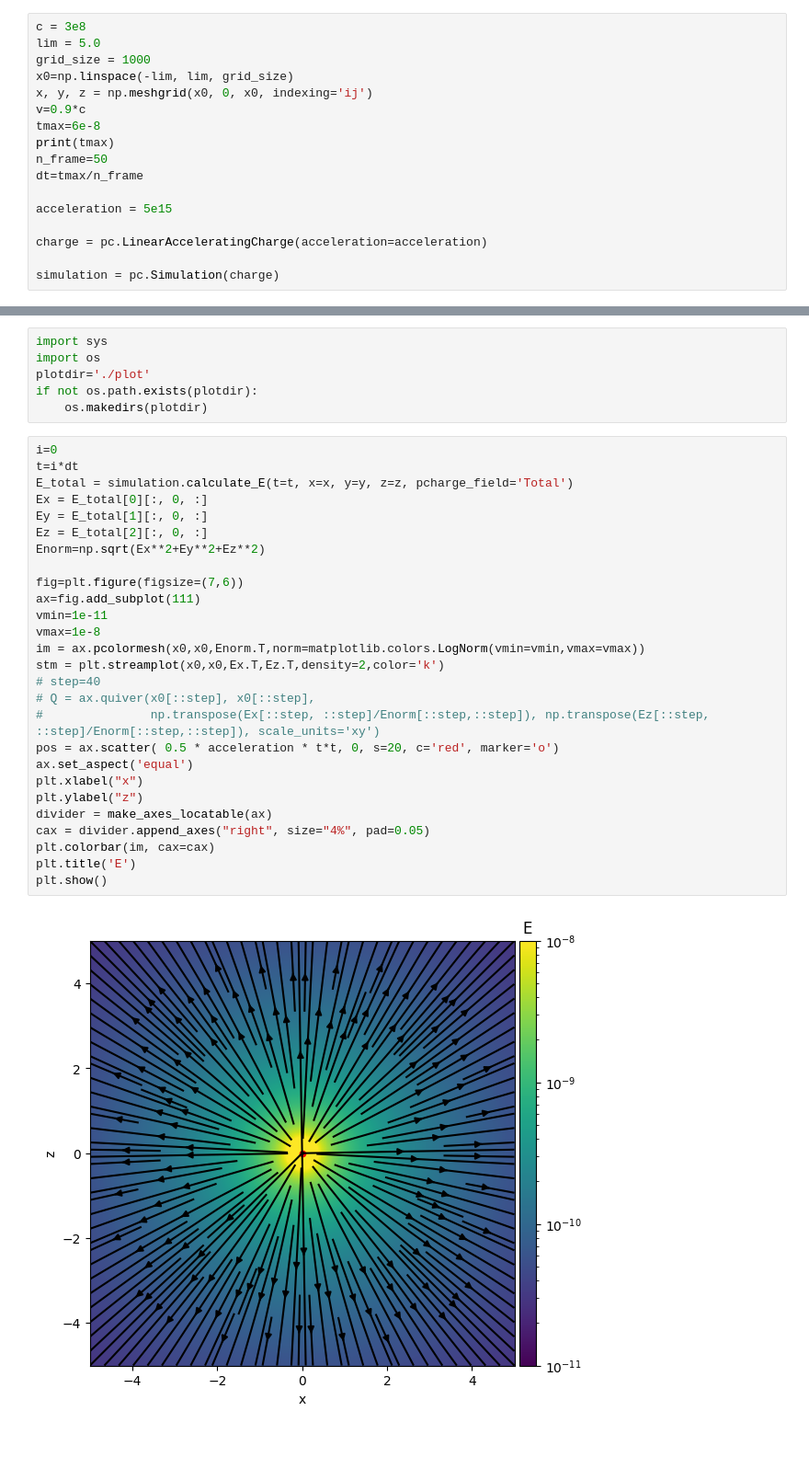
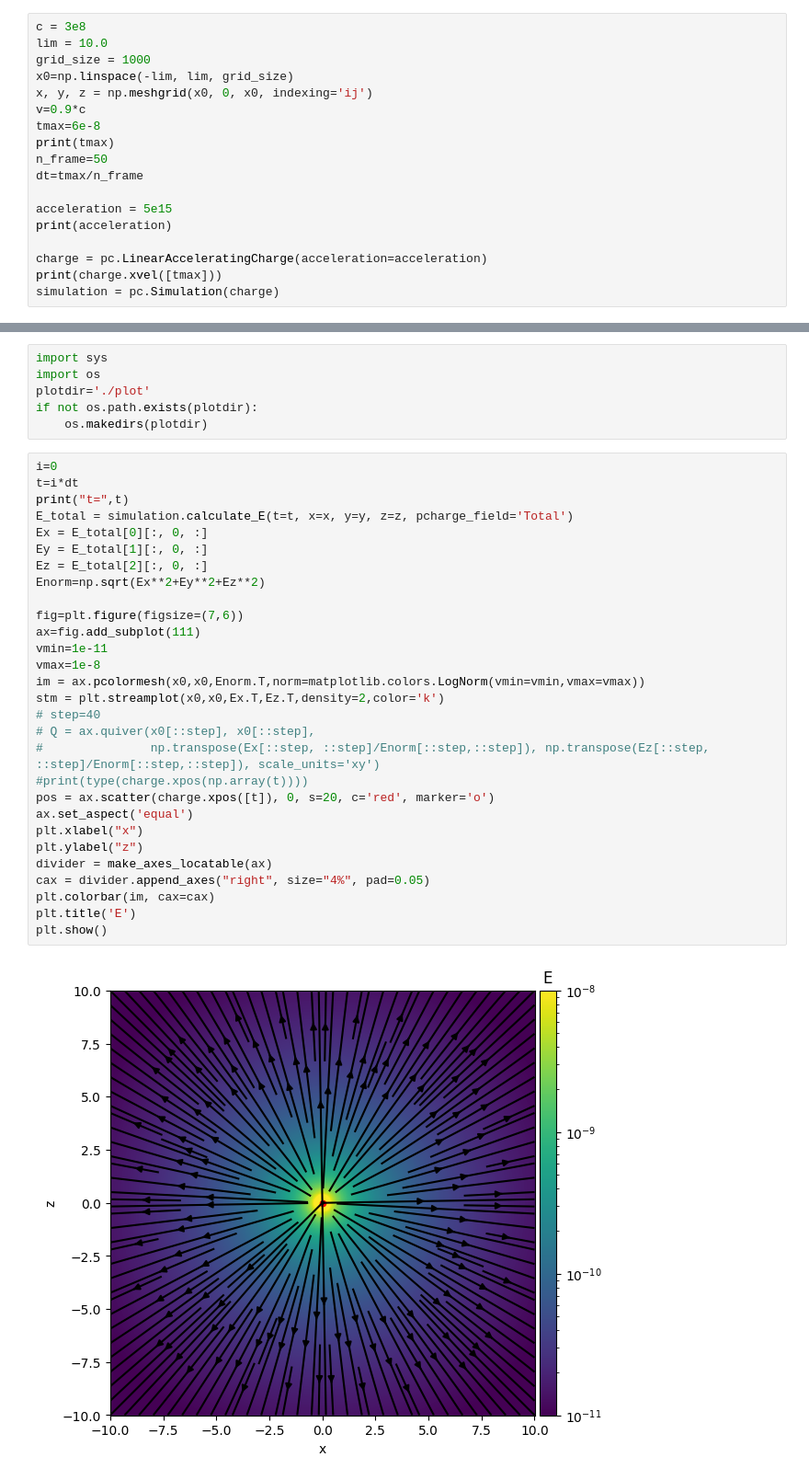
Before and after one commit to mrjrob64/EM_Final_Project, a Jupyter notebook: problem1.ipynb, the cells around one changed output, grey strips where cells are left out. Shown at 92% size. Saved outputs shown, nothing was run; the diff lists cells and outputs as text; blank space fills up the shorter version.

Commit message:
added plots at different times

```diff
--- a/problem1.ipynb
+++ b/problem1.ipynb
@@ -6,7 +6,7 @@ import pycharge as pc
 import matplotlib
 # %%
 c = 3e8
-lim = 5.0
+lim = 10.0
 grid_size = 1000
 x0=np.linspace(-lim, lim, grid_size)
 x, y, z = np.meshgrid(x0, 0, x0, indexing='ij')
@@ -17,9 +17,10 @@ n_frame=50
 dt=tmax/n_frame
 
 acceleration = 5e15
+print(acceleration)
 
 charge = pc.LinearAcceleratingCharge(acceleration=acceleration)
-
+print(charge.xvel([tmax]))
 simulation = pc.Simulation(charge)
 # %% [output]
 6e-08
@@ -32,29 +35,31 @@ if not os.path.exists(plotdir):
 # %%
 i=0
 t=i*dt
+print("t=",t)
 E_total = simulation.calculate_E(t=t, x=x, y=y, z=z, pcharge_field='Total')
 Ex = E_total[0][:, 0, :]
 Ey = E_total[1][:, 0, :]
 Ez = E_total[2][:, 0, :]
 Enorm=np.sqrt(Ex**2+Ey**2+Ez**2)
 
 fig=plt.figure(figsize=(7,6))
 ax=fig.add_subplot(111)
 vmin=1e-11
 vmax=1e-8
 im = ax.pcolormesh(x0,x0,Enorm.T,norm=matplotlib.colors.LogNorm(vmin=vmin,vmax=vmax))
 stm = plt.streamplot(x0,x0,Ex.T,Ez.T,density=2,color='k')
 # step=40
 # Q = ax.quiver(x0[::step], x0[::step],
 #               np.transpose(Ex[::step, ::step]/Enorm[::step,::step]), np.transpose(Ez[::step, ::step]/Enorm[::step,::step]), scale_units='xy')
-pos = ax.scatter( 0.5 * acceleration * t*t, 0, s=20, c='red', marker='o')
+#print(type(charge.xpos(np.array(t))))
+pos = ax.scatter(charge.xpos([t]), 0, s=20, c='red', marker='o')
 ax.set_aspect('equal')
 plt.xlabel("x")
 plt.ylabel("z")
 divider = make_axes_locatable(ax)
 cax = divider.append_axes("right", size="4%", pad=0.05)
 plt.colorbar(im, cax=cax)
 plt.title('E')
 plt.show()
 # %% [output]
-[figure, old version]
+[figure, new version]
```
Also changed, not shown: parts of 5 cells of this notebook.
